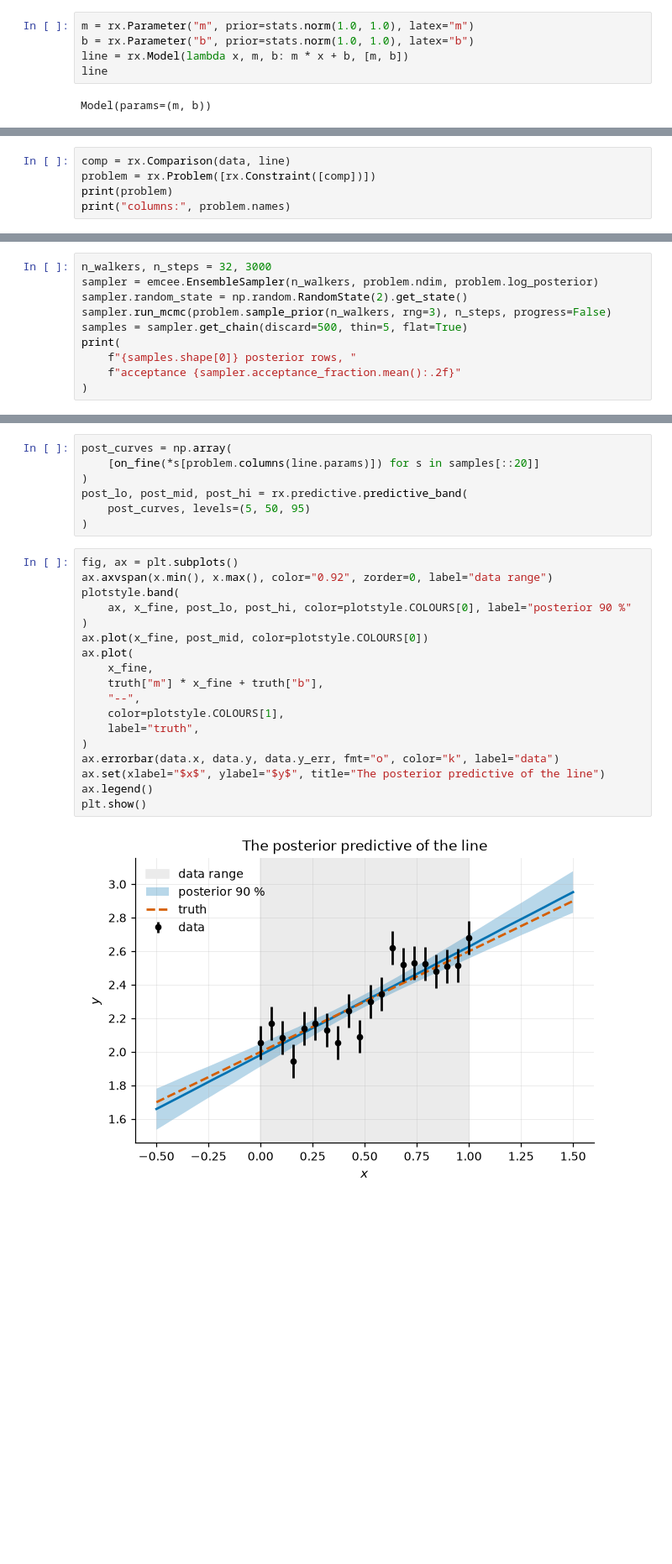
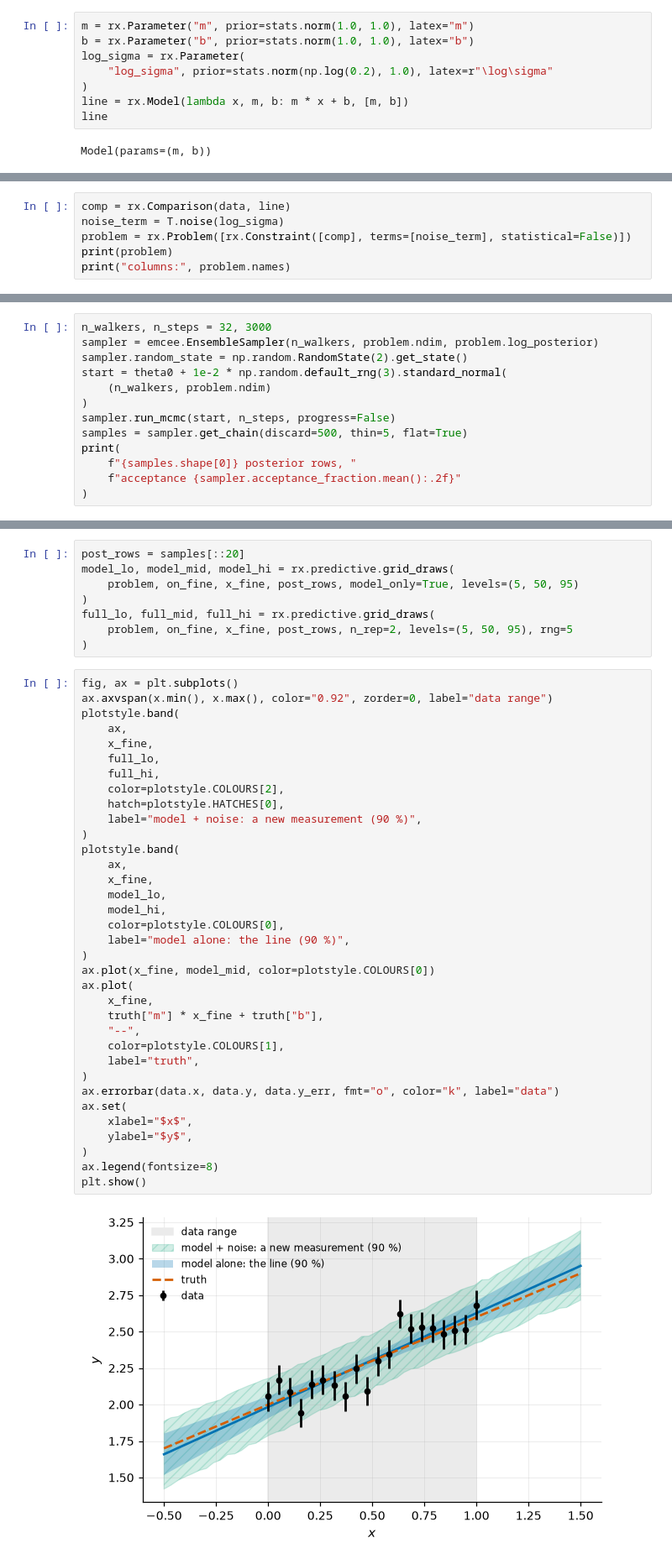
Before and after one commit to beykyle/rxmc, a Jupyter notebook: examples/linear_calibration.ipynb, the cells around one changed output, grey strips where cells are left out. Shown at 84% size. Saved outputs shown, nothing was run; the diff lists cells and outputs as text; blank space fills up the shorter version.

```diff
--- a/examples/linear_calibration.ipynb
+++ b/examples/linear_calibration.ipynb
@@ -39,6 +29,9 @@ when the data are few.
 # %%
 m = rx.Parameter("m", prior=stats.norm(1.0, 1.0), latex="m")
 b = rx.Parameter("b", prior=stats.norm(1.0, 1.0), latex="b")
+log_sigma = rx.Parameter(
+    "log_sigma", prior=stats.norm(np.log(0.2), 1.0), latex=r"\log\sigma"
+)
 line = rx.Model(lambda x, m, b: m * x + b, [m, b])
 line
 # %% [output]
@@ -89,6 +82,7 @@ problems.
 # %%
 comp = rx.Comparison(data, line)
-problem = rx.Problem([rx.Constraint([comp])])
+noise_term = T.noise(log_sigma)
+problem = rx.Problem([rx.Constraint([comp], terms=[noise_term], statistical=False)])
 print(problem)
 print("columns:", problem.names)
 # %% [output]
@@ -164,7 +181,10 @@ name through `problem.columns`, never by position.
 n_walkers, n_steps = 32, 3000
 sampler = emcee.EnsembleSampler(n_walkers, problem.ndim, problem.log_posterior)
 sampler.random_state = np.random.RandomState(2).get_state()
-sampler.run_mcmc(problem.sample_prior(n_walkers, rng=3), n_steps, progress=False)
+start = theta0 + 1e-2 * np.random.default_rng(3).standard_normal(
+    (n_walkers, problem.ndim)
+)
+sampler.run_mcmc(start, n_steps, progress=False)
 samples = sampler.get_chain(discard=500, thin=5, flat=True)
 print(
     f"{samples.shape[0]} posterior rows, "
@@ -200,30 +239,48 @@ as it should.
 # %%
-post_curves = np.array(
-    [on_fine(*s[problem.columns(line.params)]) for s in samples[::20]]
+post_rows = samples[::20]
+model_lo, model_mid, model_hi = rx.predictive.grid_draws(
+    problem, on_fine, x_fine, post_rows, model_only=True, levels=(5, 50, 95)
 )
-post_lo, post_mid, post_hi = rx.predictive.predictive_band(
-    post_curves, levels=(5, 50, 95)
+full_lo, full_mid, full_hi = rx.predictive.grid_draws(
+    problem, on_fine, x_fine, post_rows, n_rep=2, levels=(5, 50, 95), rng=5
 )
 # %%
 fig, ax = plt.subplots()
 ax.axvspan(x.min(), x.max(), color="0.92", zorder=0, label="data range")
 plotstyle.band(
-    ax, x_fine, post_lo, post_hi, color=plotstyle.COLOURS[0], label="posterior 90 %"
+    ax,
+    x_fine,
+    full_lo,
+    full_hi,
+    color=plotstyle.COLOURS[2],
+    hatch=plotstyle.HATCHES[0],
+    label="model + noise: a new measurement (90 %)",
 )
-ax.plot(x_fine, post_mid, color=plotstyle.COLOURS[0])
+plotstyle.band(
+    ax,
+    x_fine,
+    model_lo,
+    model_hi,
+    color=plotstyle.COLOURS[0],
+    label="model alone: the line (90 %)",
+)
+ax.plot(x_fine, model_mid, color=plotstyle.COLOURS[0])
 ax.plot(
     x_fine,
     truth["m"] * x_fine + truth["b"],
     "--",
     color=plotstyle.COLOURS[1],
     label="truth",
 )
 ax.errorbar(data.x, data.y, data.y_err, fmt="o", color="k", label="data")
-ax.set(xlabel="$x$", ylabel="$y$", title="The posterior predictive of the line")
-ax.legend()
+ax.set(
+    xlabel="$x$",
+    ylabel="$y$",
+)
+ax.legend(fontsize=8)
 plt.show()
 # %% [output]
-[figure, old version]
+[figure, new version]
 # %% [markdown]
 ## Is our error model calibrated?
 
```
Also changed, not shown: parts of 23 cells of this notebook.
